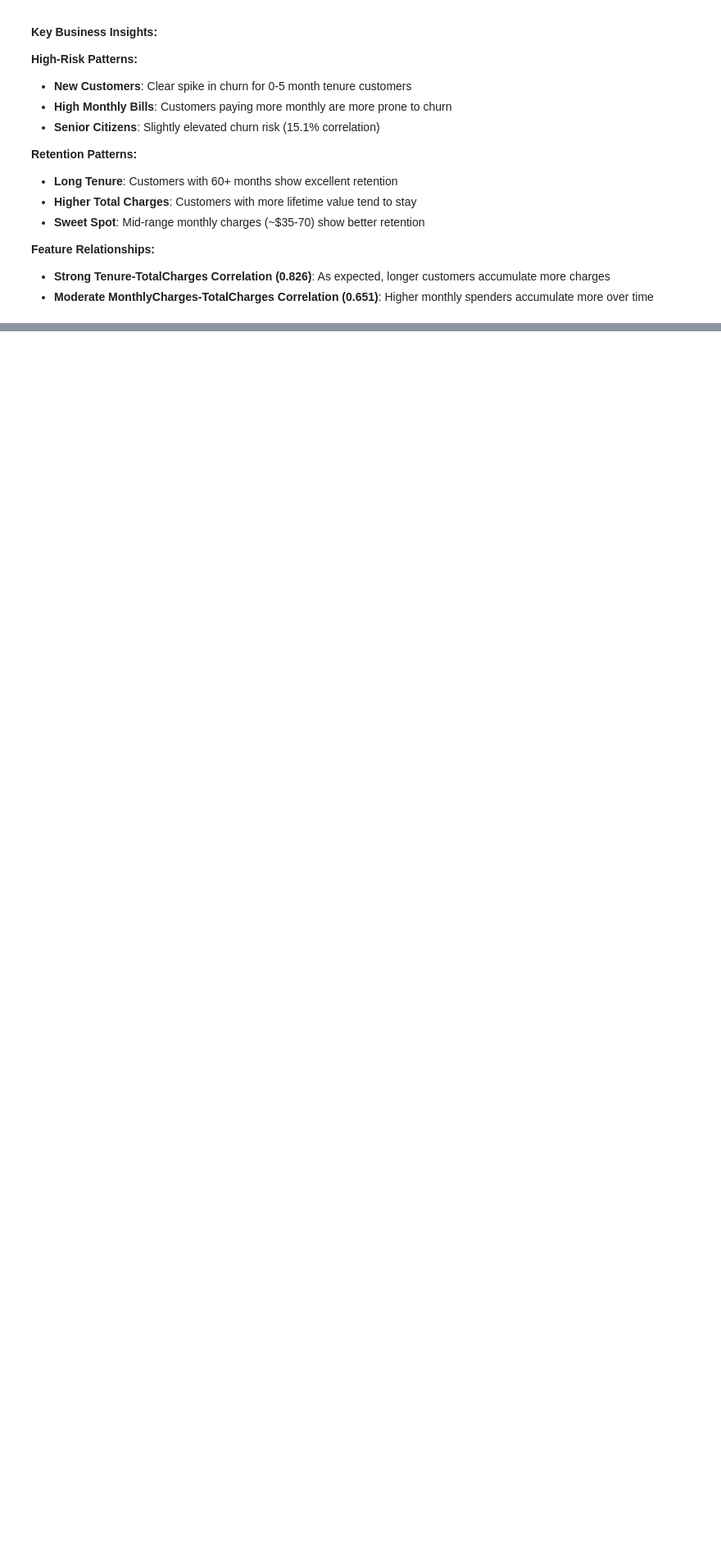
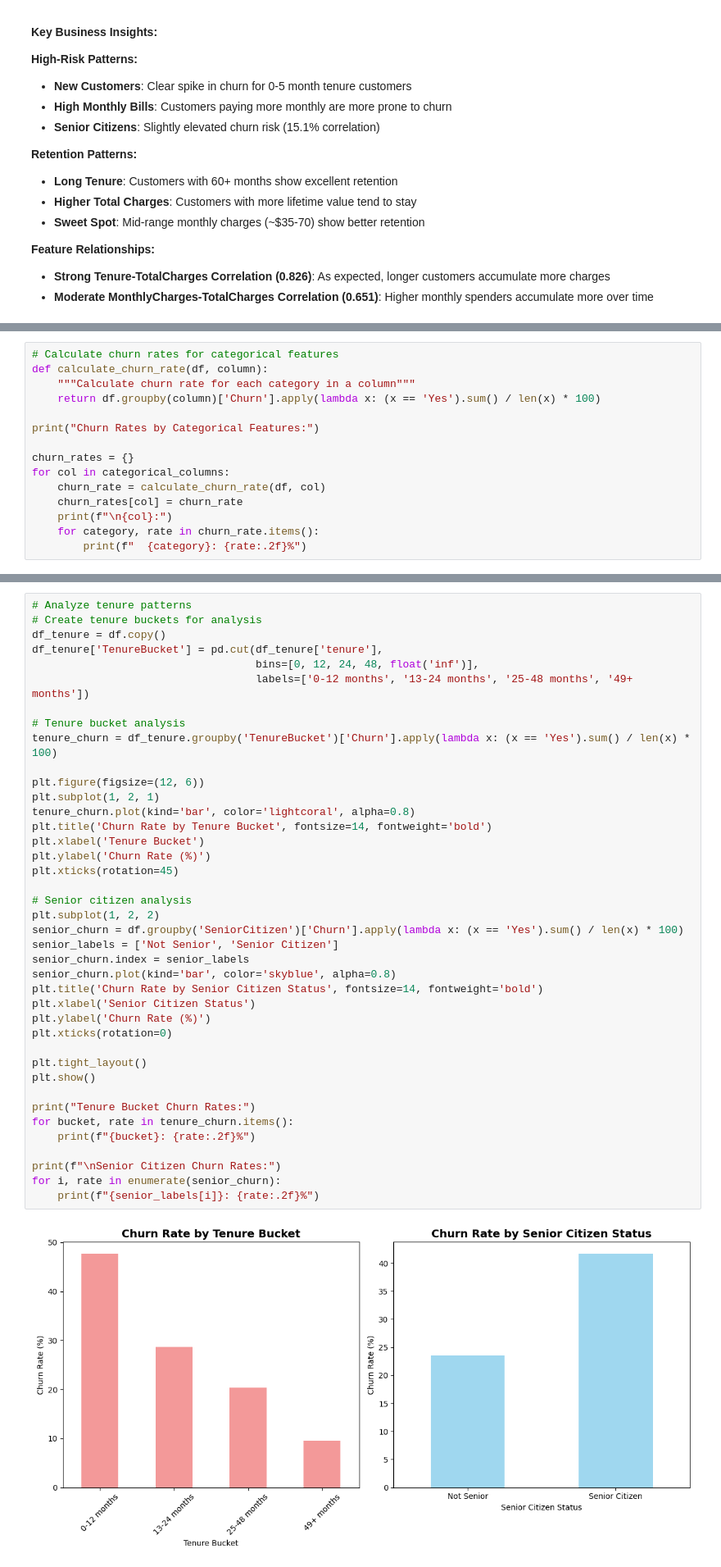
Before and after one commit to TumainiC/Churn_Prediction, a Jupyter notebook: churn_eda.ipynb, the cells around one changed output, grey strips where cells are left out. Shown at 82% size. Cells and saved outputs as stored; diff of their text form; blank space fills up the shorter version.

```diff
--- a/churn_eda.ipynb
+++ b/churn_eda.ipynb
@@ -373,0 +408,15 @@ SeniorCitizen: 0.151
+# %%
+# Calculate churn rates for categorical features
+def calculate_churn_rate(df, column):
+    """Calculate churn rate for each category in a column"""
+    return df.groupby(column)['Churn'].apply(lambda x: (x == 'Yes').sum() / len(x) * 100)
+
+print("Churn Rates by Categorical Features:")
+
+churn_rates = {}
+for col in categorical_columns:
+    churn_rate = calculate_churn_rate(df, col)
+    churn_rates[col] = churn_rate
+    print(f"\n{col}:")
+    for category, rate in churn_rate.items():
+        print(f"  {category}: {rate:.2f}%")
@@ -373,0 +467,42 @@ SeniorCitizen: 0.151
+# %%
+# Analyze tenure patterns
+# Create tenure buckets for analysis
+df_tenure = df.copy()
+df_tenure['TenureBucket'] = pd.cut(df_tenure['tenure'],
+                                   bins=[0, 12, 24, 48, float('inf')],
+                                   labels=['0-12 months', '13-24 months', '25-48 months', '49+ months'])
+
+# Tenure bucket analysis
+tenure_churn = df_tenure.groupby('TenureBucket')['Churn'].apply(lambda x: (x == 'Yes').sum() / len(x) * 100)
+
+plt.figure(figsize=(12, 6))
+plt.subplot(1, 2, 1)
+tenure_churn.plot(kind='bar', color='lightcoral', alpha=0.8)
+plt.title('Churn Rate by Tenure Bucket', fontsize=14, fontweight='bold')
+plt.xlabel('Tenure Bucket')
+plt.ylabel('Churn Rate (%)')
+plt.xticks(rotation=45)
+
+# Senior citizen analysis
+plt.subplot(1, 2, 2)
+senior_churn = df.groupby('SeniorCitizen')['Churn'].apply(lambda x: (x == 'Yes').sum() / len(x) * 100)
+senior_labels = ['Not Senior', 'Senior Citizen']
+senior_churn.index = senior_labels
+senior_churn.plot(kind='bar', color='skyblue', alpha=0.8)
+plt.title('Churn Rate by Senior Citizen Status', fontsize=14, fontweight='bold')
+plt.xlabel('Senior Citizen Status')
+plt.ylabel('Churn Rate (%)')
+plt.xticks(rotation=0)
+
+plt.tight_layout()
+plt.show()
+
+print("Tenure Bucket Churn Rates:")
+for bucket, rate in tenure_churn.items():
+    print(f"{bucket}: {rate:.2f}%")
+
+print(f"\nSenior Citizen Churn Rates:")
+for i, rate in enumerate(senior_churn):
+    print(f"{senior_labels[i]}: {rate:.2f}%")
+# %% [output]
+[figure, added]
```
Also changed, not shown: parts of 6 cells of this notebook.
